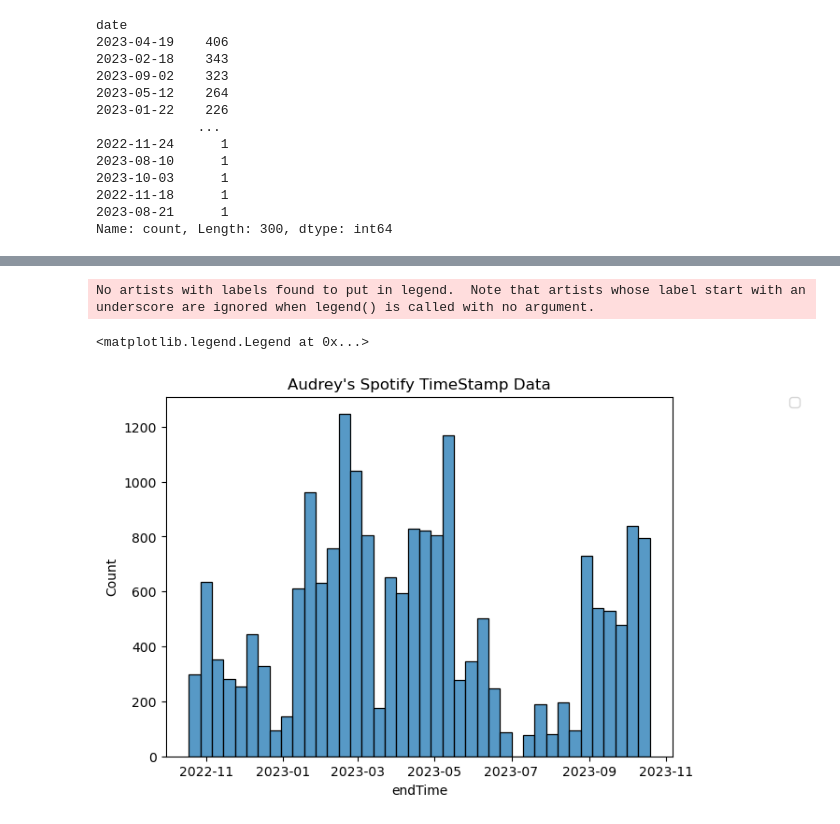
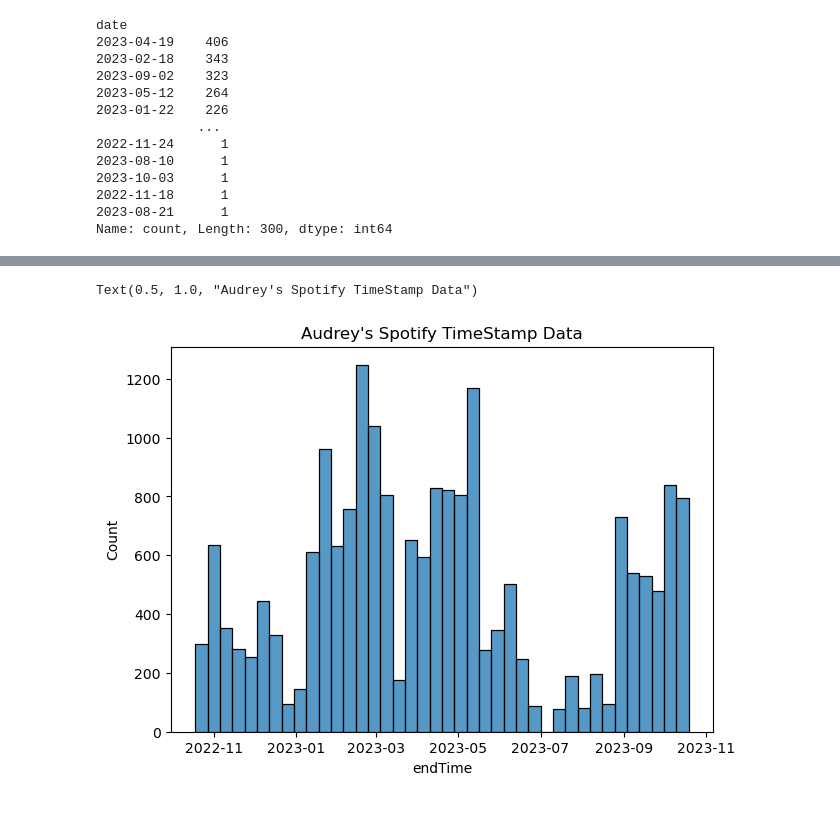
Before and after one commit to audreymarthin/Proj8_CS215_Audrey_Ruth, a Jupyter notebook: Project8_Audrey Marthin.ipynb, the cells around one changed output, grey strips where cells are left out. Drawn from its saved outputs; the diff is of its cells as text; code cells hidden in the pictures.

```diff
--- a/Project8_Audrey Marthin.ipynb
+++ b/Project8_Audrey Marthin.ipynb
@@ -322,6 +421,8 @@ Name: count, Length: 300, dtype: int64
 #checking the frequency of the time spent on the app through the dates
 audrey['date']=audrey['endTime'].dt.date
 audrey['month_year'] = pd.to_datetime(audrey['date']).dt.strftime('%m-%Y')
-audrey['frequency'] = audrey['month_year'].map(audrey['month_year'].value_counts())
+audrey['frequency_month'] = audrey['month_year'].map(audrey['month_year'].value_counts())
+audrey['frequency_date'] = audrey['date'].map(audrey['date'].value_counts())
+audrey['frequency_date'].max()
 audrey
 # %% [output]
@@ -341,9 +442,7 @@ audrey
 # %%
 plt.figure(figsize=(7, 5))
 sns.histplot(data=audrey["endTime"])
 plt.title("Audrey's Spotify TimeStamp Data")
-plt.legend(bbox_to_anchor=(1.25, 1), borderaxespad=0)
 # %% [output]
-No artists with labels found to put in legend.  Note that artists whose label start with an underscore are ignored when legend() is called with no argument.
+Text(0.5, 1.0, "Audrey's Spotify TimeStamp Data")
-<matplotlib.legend.Legend at 0x...>
-[figure, old version]
+[figure, new version]
```
Also changed, not shown: parts of 41 cells of this notebook, 1 other file.
